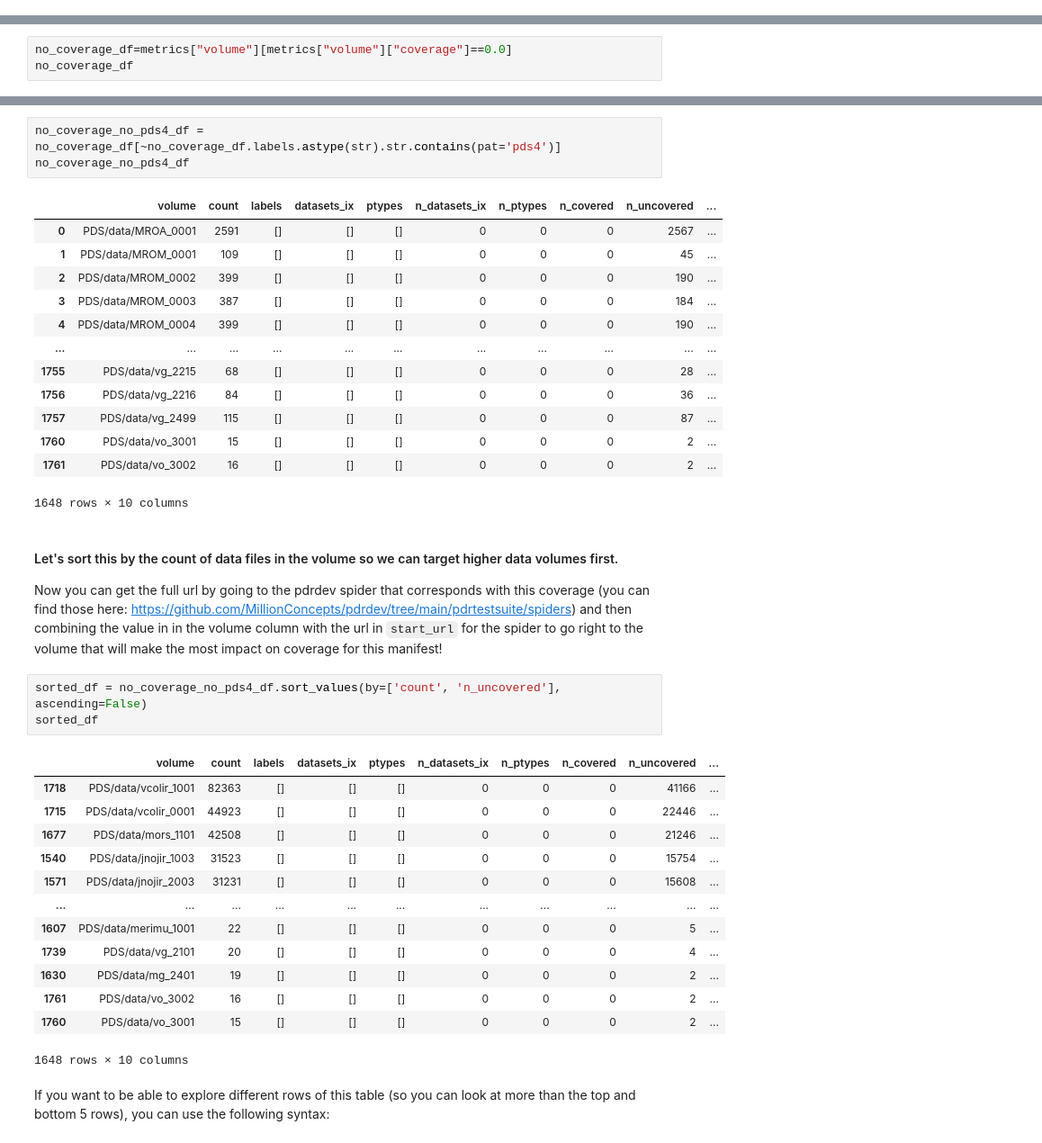
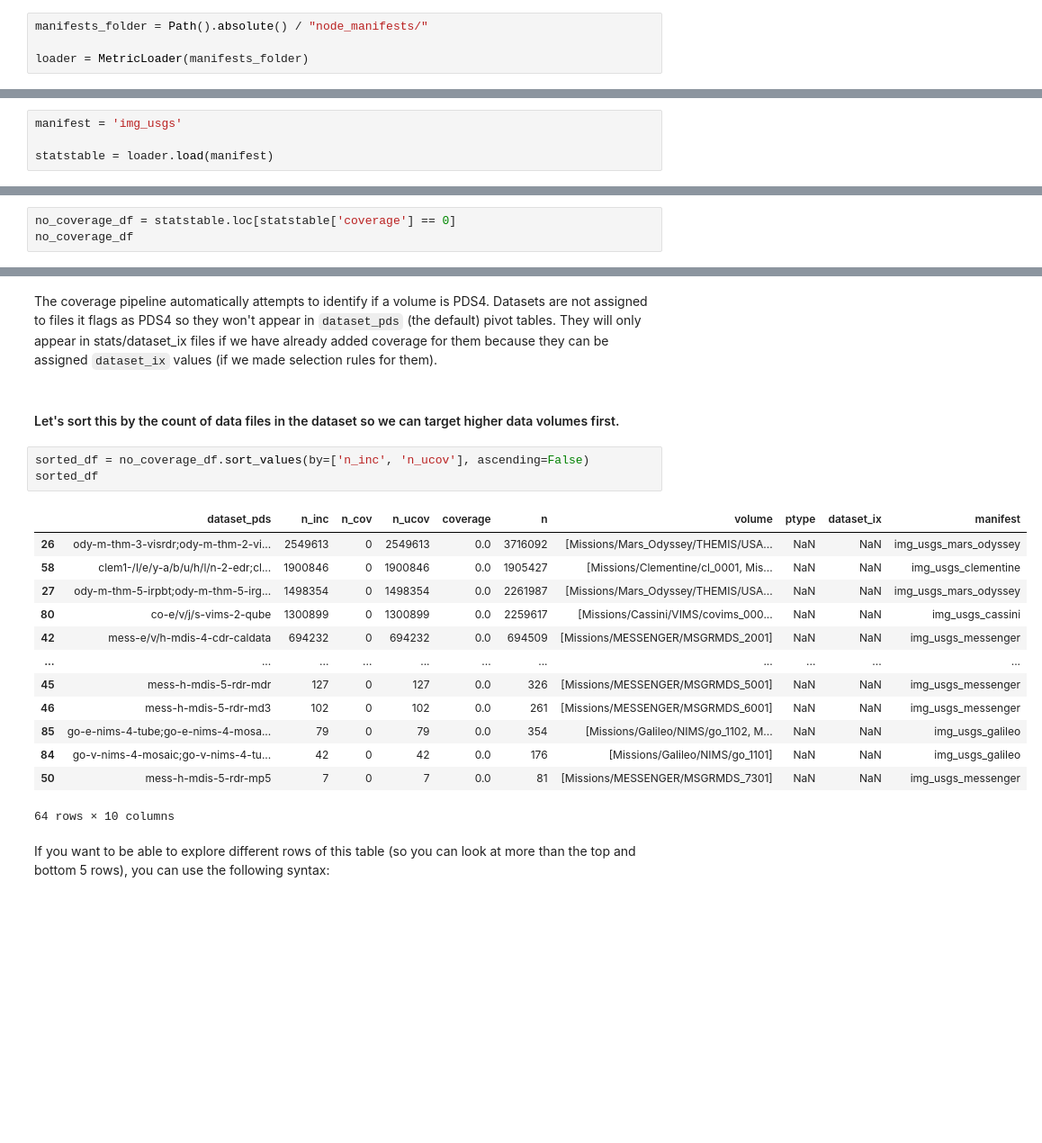
Before and after one commit to MillionConcepts/pdr-tests, a Jupyter notebook: pdr_tests/Coverage_Manifest_Explorer.ipynb, the cells around one changed output, grey strips where cells are left out. Shown: that part at 90% size. Drawn from its saved outputs; the diff is of its cells as text; blank space fills up the shorter version.

Commit message:
finish coverage explorer notebook rewrite

```diff
--- a/pdr_tests/Coverage_Manifest_Explorer.ipynb
+++ b/pdr_tests/Coverage_Manifest_Explorer.ipynb
@@ -18,0 +15,4 @@ counting dataset_pds
+# %%
+manifests_folder = Path().absolute() / "node_manifests/"
+
+loader = MetricLoader(manifests_folder)
@@ -19 +35,5 @@ counting dataset_pds
+# %%
+manifest = 'img_usgs'
+
+statstable = loader.load(manifest)
 # %% [markdown]
@@ -23,4 +43,4 @@ counting dataset_pds
 # %%
-no_coverage_df=metrics["volume"][metrics["volume"]["coverage"]==0.0]
+no_coverage_df = statstable.loc[statstable['coverage'] == 0]
 no_coverage_df
 # %% [output]
@@ -44,41 +60,24 @@ no_coverage_df
-# %%
-no_coverage_no_pds4_df = no_coverage_df[~no_coverage_df.labels.astype(str).str.contains(pat='pds4')]
-no_coverage_no_pds4_df
-# %% [output]
-|  | volume | count | labels | datasets_ix | ptypes | n_datasets_ix | n_ptypes | n_covered | n_uncovered | ... |
-| 0 | PDS/data/MROA_0001 | 2591 | [] | [] | [] | 0 | 0 | 0 | 2567 | ... |
-| 1 | PDS/data/MROM_0001 | 109 | [] | [] | [] | 0 | 0 | 0 | 45 | ... |
-| 2 | PDS/data/MROM_0002 | 399 | [] | [] | [] | 0 | 0 | 0 | 190 | ... |
-| 3 | PDS/data/MROM_0003 | 387 | [] | [] | [] | 0 | 0 | 0 | 184 | ... |
-| 4 | PDS/data/MROM_0004 | 399 | [] | [] | [] | 0 | 0 | 0 | 190 | ... |
-| ... | ... | ... | ... | ... | ... | ... | ... | ... | ... | ... |
-| 1755 | PDS/data/vg_2215 | 68 | [] | [] | [] | 0 | 0 | 0 | 28 | ... |
-| 1756 | PDS/data/vg_2216 | 84 | [] | [] | [] | 0 | 0 | 0 | 36 | ... |
-| 1757 | PDS/data/vg_2499 | 115 | [] | [] | [] | 0 | 0 | 0 | 87 | ... |
-| 1760 | PDS/data/vo_3001 | 15 | [] | [] | [] | 0 | 0 | 0 | 2 | ... |
-| 1761 | PDS/data/vo_3002 | 16 | [] | [] | [] | 0 | 0 | 0 | 2 | ... |
-1648 rows × 10 columns
-# %% [markdown]
-#### Let's sort this by the count of data files in the volume so we can target higher data volumes first.
-
-Now you can get the full url by going to the pdrdev spider that corresponds with this coverage (you can find those here: https://github.com/MillionConcepts/pdrdev/tree/main/pdrtestsuite/spiders) and then combining the value in in the volume column with the url in `start_url` for the spider to go right to the volume that will make the most impact on coverage for this manifest!
+# %% [markdown]
+The coverage pipeline automatically attempts to identify if a volume is PDS4. Datasets are not assigned to files it flags as PDS4 so they won't appear in `dataset_pds` (the default) pivot tables. They will only appear in stats/dataset_ix files if we have already added coverage for them because they can be assigned `dataset_ix` values (if we made selection rules for them).
+# %% [markdown]
+#### Let's sort this by the count of data files in the dataset so we can target higher data volumes first.
 # %%
-sorted_df = no_coverage_no_pds4_df.sort_values(by=['count', 'n_uncovered'], ascending=False)
+sorted_df = no_coverage_df.sort_values(by=['n_inc', 'n_ucov'], ascending=False)
 sorted_df
 # %% [output]
-|  | volume | count | labels | datasets_ix | ptypes | n_datasets_ix | n_ptypes | n_covered | n_uncovered | ... |
-| 1718 | PDS/data/vcolir_1001 | 82363 | [] | [] | [] | 0 | 0 | 0 | 41166 | ... |
-| 1715 | PDS/data/vcolir_0001 | 44923 | [] | [] | [] | 0 | 0 | 0 | 22446 | ... |
-| 1677 | PDS/data/mors_1101 | 42508 | [] | [] | [] | 0 | 0 | 0 | 21246 | ... |
-| 1540 | PDS/data/jnojir_1003 | 31523 | [] | [] | [] | 0 | 0 | 0 | 15754 | ... |
-| 1571 | PDS/data/jnojir_2003 | 31231 | [] | [] | [] | 0 | 0 | 0 | 15608 | ... |
+|  | dataset_pds | n_inc | n_cov | n_ucov | coverage | n | volume | ptype | dataset_ix | manifest |
+| 26 | ody-m-thm-3-visrdr;ody-m-thm-2-vi... | 2549613 | 0 | 2549613 | 0.0 | 3716092 | [Missions/Mars_Odyssey/THEMIS/USA... | NaN | NaN | img_usgs_mars_odyssey |
+| 58 | clem1-/l/e/y-a/b/u/h/l/n-2-edr;cl... | 1900846 | 0 | 1900846 | 0.0 | 1905427 | [Missions/Clementine/cl_0001, Mis... | NaN | NaN | img_usgs_clementine |
+| 27 | ody-m-thm-5-irpbt;ody-m-thm-5-irg... | 1498354 | 0 | 1498354 | 0.0 | 2261987 | [Missions/Mars_Odyssey/THEMIS/USA... | NaN | NaN | img_usgs_mars_odyssey |
+| 80 | co-e/v/j/s-vims-2-qube | 1300899 | 0 | 1300899 | 0.0 | 2259617 | [Missions/Cassini/VIMS/covims_000... | NaN | NaN | img_usgs_cassini |
+| 42 | mess-e/v/h-mdis-4-cdr-caldata | 694232 | 0 | 694232 | 0.0 | 694509 | [Missions/MESSENGER/MSGRMDS_2001] | NaN | NaN | img_usgs_messenger |
 | ... | ... | ... | ... | ... | ... | ... | ... | ... | ... | ... |
-| 1607 | PDS/data/merimu_1001 | 22 | [] | [] | [] | 0 | 0 | 0 | 5 | ... |
-| 1739 | PDS/data/vg_2101 | 20 | [] | [] | [] | 0 | 0 | 0 | 4 | ... |
-| 1630 | PDS/data/mg_2401 | 19 | [] | [] | [] | 0 | 0 | 0 | 2 | ... |
-| 1761 | PDS/data/vo_3002 | 16 | [] | [] | [] | 0 | 0 | 0 | 2 | ... |
-| 1760 | PDS/data/vo_3001 | 15 | [] | [] | [] | 0 | 0 | 0 | 2 | ... |
+| 45 | mess-h-mdis-5-rdr-mdr | 127 | 0 | 127 | 0.0 | 326 | [Missions/MESSENGER/MSGRMDS_5001] | NaN | NaN | img_usgs_messenger |
+| 46 | mess-h-mdis-5-rdr-md3 | 102 | 0 | 102 | 0.0 | 261 | [Missions/MESSENGER/MSGRMDS_6001] | NaN | NaN | img_usgs_messenger |
+| 85 | go-e-nims-4-tube;go-e-nims-4-mosa... | 79 | 0 | 79 | 0.0 | 354 | [Missions/Galileo/NIMS/go_1102, M... | NaN | NaN | img_usgs_galileo |
+| 84 | go-v-nims-4-mosaic;go-v-nims-4-tu... | 42 | 0 | 42 | 0.0 | 176 | [Missions/Galileo/NIMS/go_1101] | NaN | NaN | img_usgs_galileo |
+| 50 | mess-h-mdis-5-rdr-mp5 | 7 | 0 | 7 | 0.0 | 81 | [Missions/MESSENGER/MSGRMDS_7301] | NaN | NaN | img_usgs_messenger |
-1648 rows × 10 columns
+64 rows × 10 columns
 # %% [markdown]
 If you want to be able to explore different rows of this table (so you can look at more than the top and bottom 5 rows), you can use the following syntax:
 # %%
```
Also changed, not shown: parts of 35 cells of this notebook, 3 other files.
